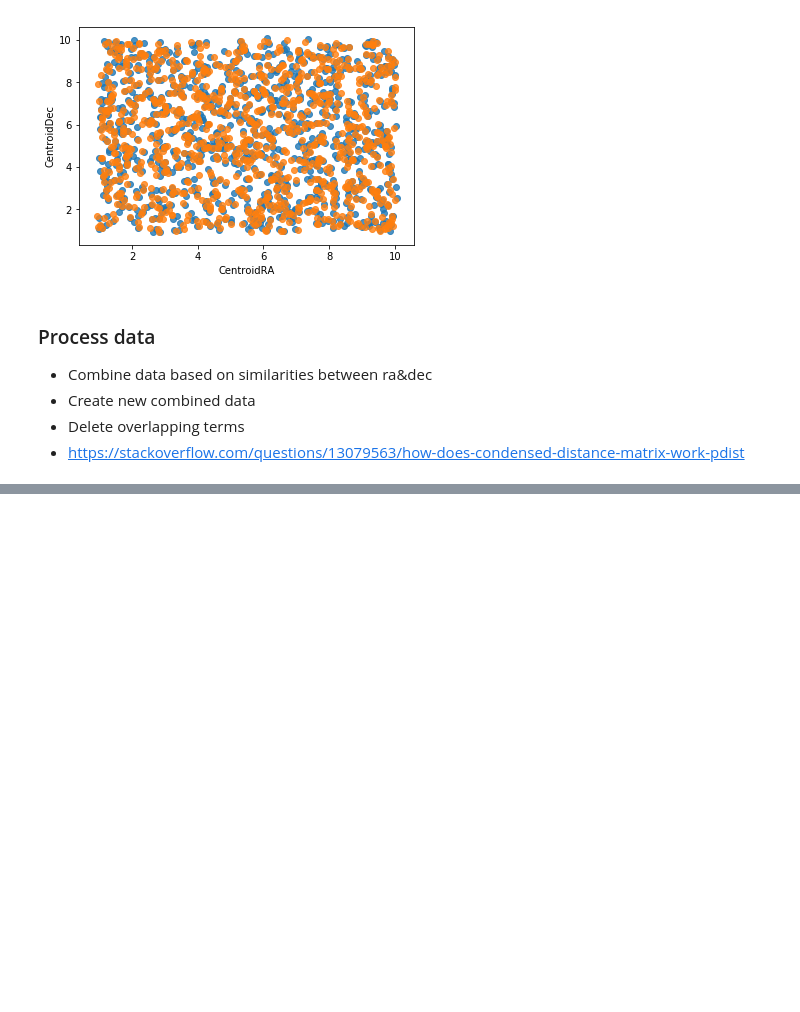
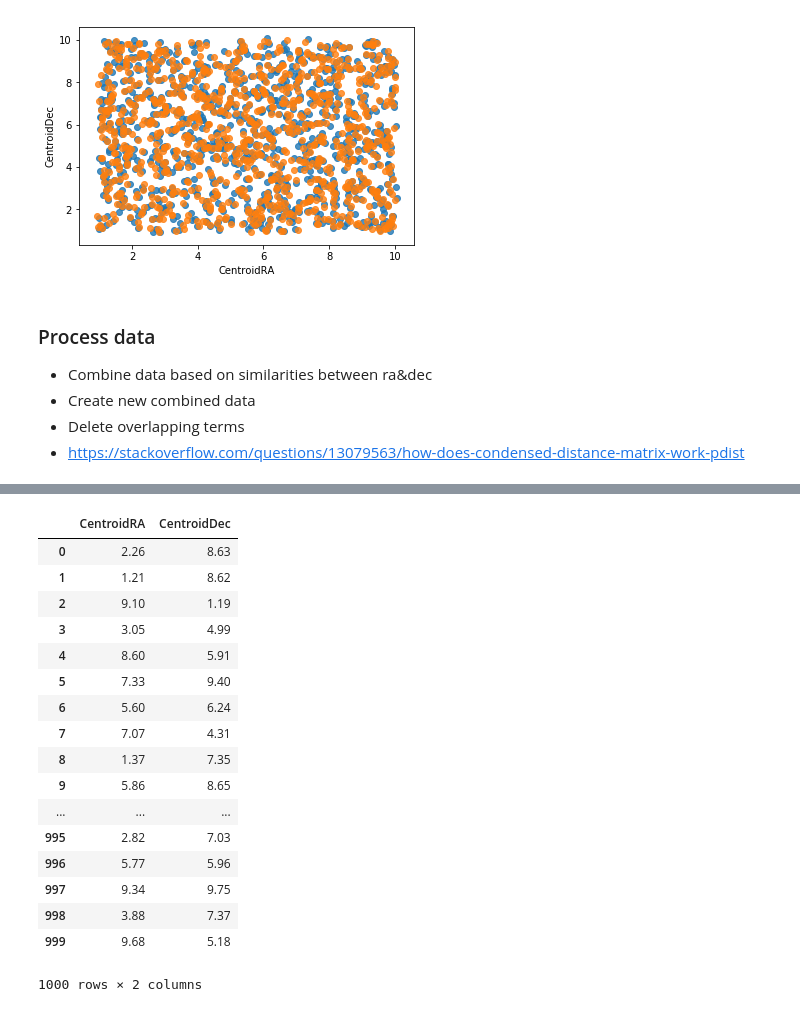
Before and after one commit to oliang2000/yerkes-plate-digitization, a Jupyter notebook: Quickerrrr.ipynb, the cells around one changed output, grey strips where cells are left out. Saved outputs shown, nothing was run; the diff lists cells and outputs as text; code cells hidden in the pictures; blank space fills up the shorter version.

```diff
--- a/Quickerrrr.ipynb
+++ b/Quickerrrr.ipynb
@@ -102,0 +103,21 @@ Text(0.5,1,'dec vs. Δdec')
+# %%
+df_apt[['CentroidRA', 'CentroidDec']]
+# %% [output]
+|  | CentroidRA | CentroidDec |
+| 0 | 2.26 | 8.63 |
+| 1 | 1.21 | 8.62 |
+| 2 | 9.10 | 1.19 |
+| 3 | 3.05 | 4.99 |
+| 4 | 8.60 | 5.91 |
+| 5 | 7.33 | 9.40 |
+| 6 | 5.60 | 6.24 |
+| 7 | 7.07 | 4.31 |
+| 8 | 1.37 | 7.35 |
+| 9 | 5.86 | 8.65 |
+| ... | ... | ... |
+| 995 | 2.82 | 7.03 |
+| 996 | 5.77 | 5.96 |
+| 997 | 9.34 | 9.75 |
+| 998 | 3.88 | 7.37 |
+| 999 | 9.68 | 5.18 |
+1000 rows × 2 columns
```
Also changed, not shown: parts of 3 cells of this notebook.
